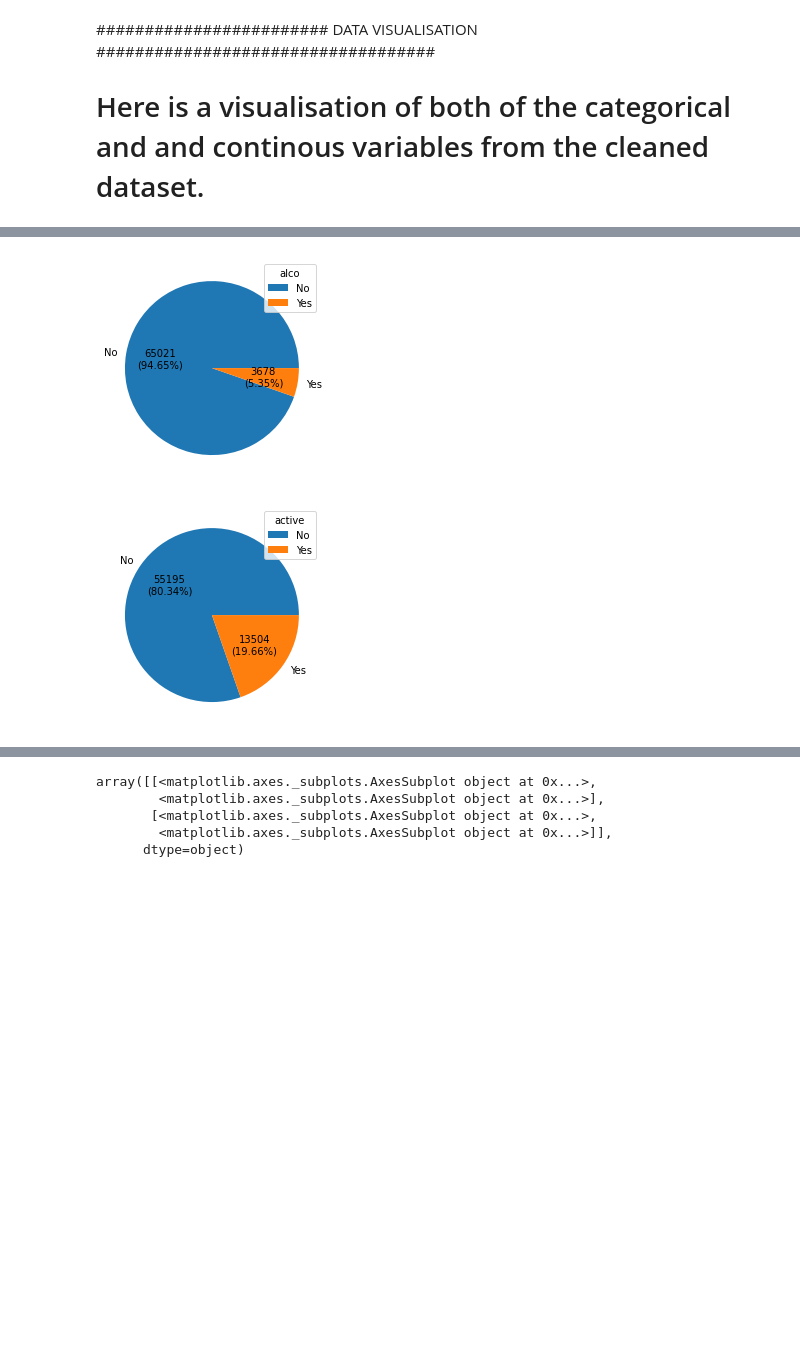
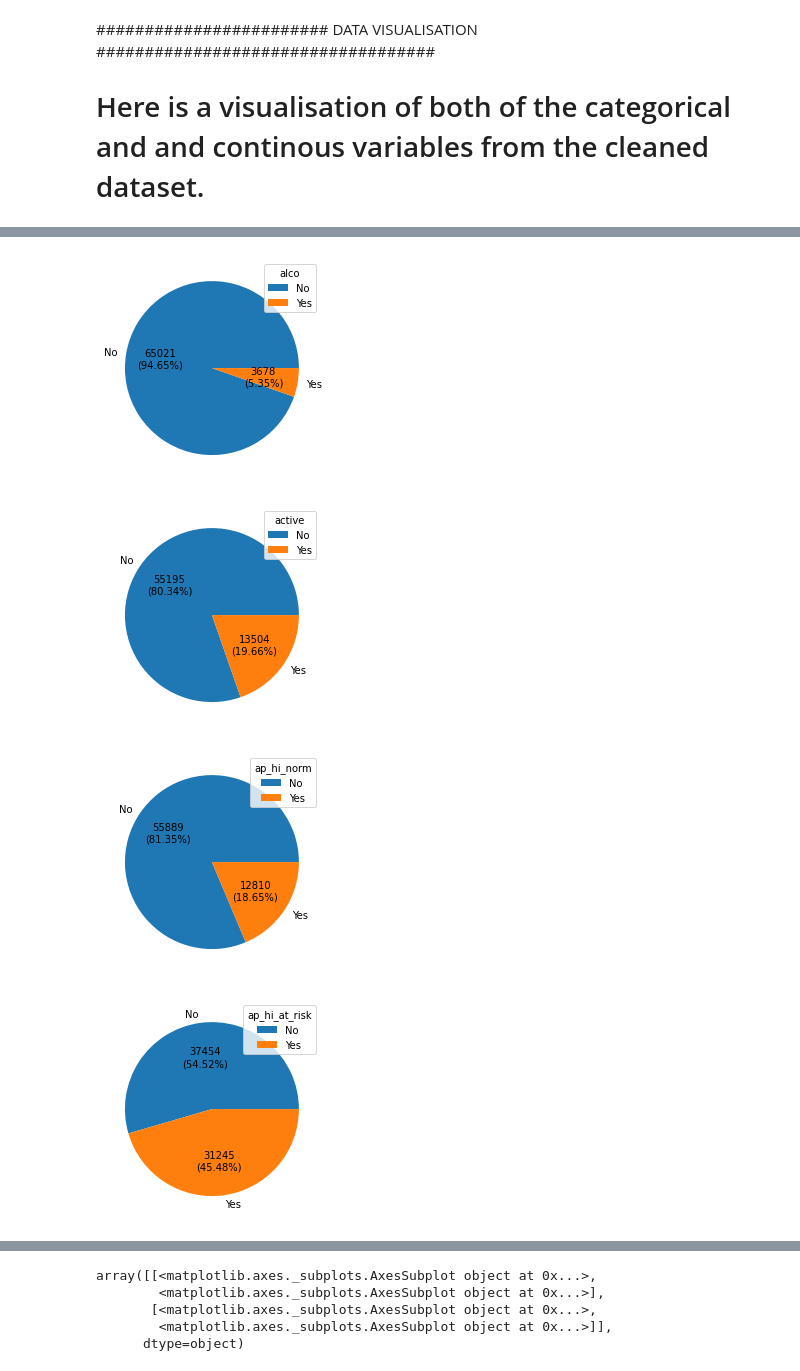
Before and after one commit to GregoryDzej/Big-Data-Python-task, a Jupyter notebook: Big_data_Cardio_.ipynb, the cells around one changed output, grey strips where cells are left out. Drawn from its saved outputs; the diff is of its cells as text; code cells hidden in the pictures; blank space fills up the shorter version.

```diff
--- a/Big_data_Cardio_.ipynb
+++ b/Big_data_Cardio_.ipynb
@@ -279,25 +340,31 @@ display(pd.DataFrame(main_data['cardio'].value_counts()))
 # %%
 def pie_chart(main_data, col, labels):
     data = main_data[col].value_counts().to_numpy()
     def absolute_value(val):
         a  = np.round(val / 100 * data.sum(), 0)
         return str('%0.0f' % a) + '\n(' + ('%0.2f' % val) + '%)'
     plt.pie(data, labels = labels, autopct=absolute_value)
     plt.legend(title=col)
     plt.show()
 
 pie_chart(main_data, 'gender_dummy', ['Female', 'Male'])
 pie_chart(main_data, 'cardio', ['No', 'Yes'])
 pie_chart(main_data, 'cholesterol', ['Normal', 'Above normal', 'Well above normal'])
 pie_chart(main_data, 'gluc', ['Normal', 'Above normal', 'Well above normal'])
 pie_chart(main_data, 'smoke', ['No', 'Yes'])
 pie_chart(main_data, 'alco', ['No', 'Yes'])
 pie_chart(main_data, 'active', ['No', 'Yes'])
+#ap_hi levels - dichotomous variable
+pie_chart(main_data, 'ap_hi_norm', ['No', 'Yes'])
+pie_chart(main_data, 'ap_hi_at_risk', ['No', 'Yes'])
+pie_chart(main_data, 'ap_hi_hypertension', ['No', 'Yes'])
 # %% [output]
 [figure]
 [figure]
 [figure]
 [figure]
 [figure]
 [figure]
 [figure]
+[figure, added]
+[figure, added]
```
Also changed, not shown: parts of 30 cells of this notebook.
